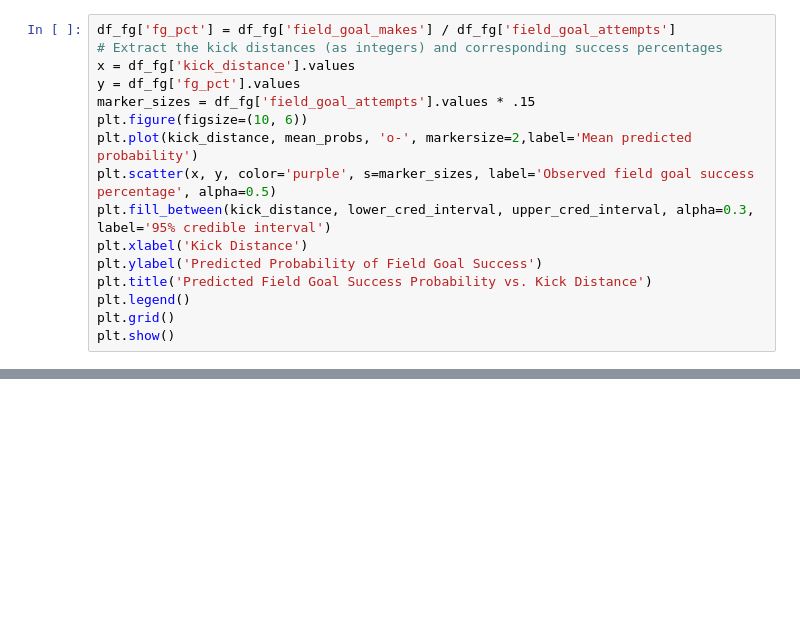
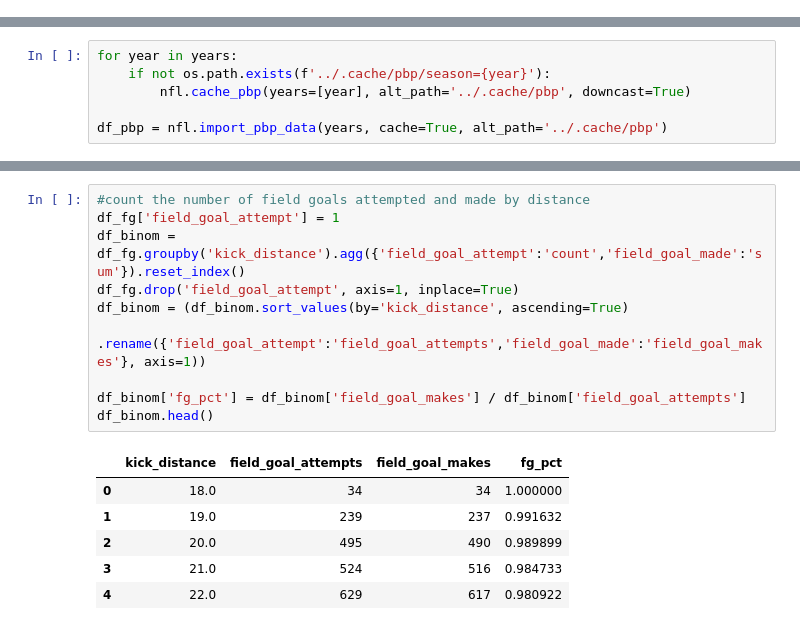
Before and after one commit to lneuendorf/fourth_down_app, a Jupyter notebook: notebooks/fg_proba.ipynb, the cells around one changed output, grey strips where cells are left out. Cells and saved outputs as stored; diff of their text form; blank space fills up the shorter version.

```diff
--- a/notebooks/fg_proba.ipynb
+++ b/notebooks/fg_proba.ipynb
@@ -591,16 +0,0 @@ Sampling 4 chains for 1_000 tune and 2_000 draw iterations (4_000 + 8_000 draws
-# %%
-df_fg['fg_pct'] = df_fg['field_goal_makes'] / df_fg['field_goal_attempts']
-# Extract the kick distances (as integers) and corresponding success percentages
-x = df_fg['kick_distance'].values
-y = df_fg['fg_pct'].values
-marker_sizes = df_fg['field_goal_attempts'].values * .15
-plt.figure(figsize=(10, 6))
-plt.plot(kick_distance, mean_probs, 'o-', markersize=2,label='Mean predicted probability')
-plt.scatter(x, y, color='purple', s=marker_sizes, label='Observed field goal success percentage', alpha=0.5)
-plt.fill_between(kick_distance, lower_cred_interval, upper_cred_interval, alpha=0.3, label='95% credible interval')
-plt.xlabel('Kick Distance')
-plt.ylabel('Predicted Probability of Field Goal Success')
-plt.title('Predicted Field Goal Success Probability vs. Kick Distance')
-plt.legend()
-plt.grid()
-plt.show()
@@ -634,0 +25,6 @@ $
+# %%
+for year in years:
+    if not os.path.exists(f'../.cache/pbp/season={year}'):
+        nfl.cache_pbp(years=[year], alt_path='../.cache/pbp', downcast=True)
+
+df_pbp = nfl.import_pbp_data(years, cache=True, alt_path='../.cache/pbp')
@@ -634,0 +128,17 @@ $
+# %%
+#count the number of field goals attempted and made by distance
+df_fg['field_goal_attempt'] = 1
+df_binom = df_fg.groupby('kick_distance').agg({'field_goal_attempt':'count','field_goal_made':'sum'}).reset_index()
+df_fg.drop('field_goal_attempt', axis=1, inplace=True)
+df_binom = (df_binom.sort_values(by='kick_distance', ascending=True)
+              .rename({'field_goal_attempt':'field_goal_attempts','field_goal_made':'field_goal_makes'}, axis=1))
+
+df_binom['fg_pct'] = df_binom['field_goal_makes'] / df_binom['field_goal_attempts']
+df_binom.head()
+# %% [output]
+|  | kick_distance | field_goal_attempts | field_goal_makes | fg_pct |
+| 0 | 18.0 | 34 | 34 | 1.000000 |
+| 1 | 19.0 | 239 | 237 | 0.991632 |
+| 2 | 20.0 | 495 | 490 | 0.989899 |
+| 3 | 21.0 | 524 | 516 | 0.984733 |
+| 4 | 22.0 | 629 | 617 | 0.980922 |
```
Also changed, not shown: parts of 41 cells of this notebook, 8 other files.
